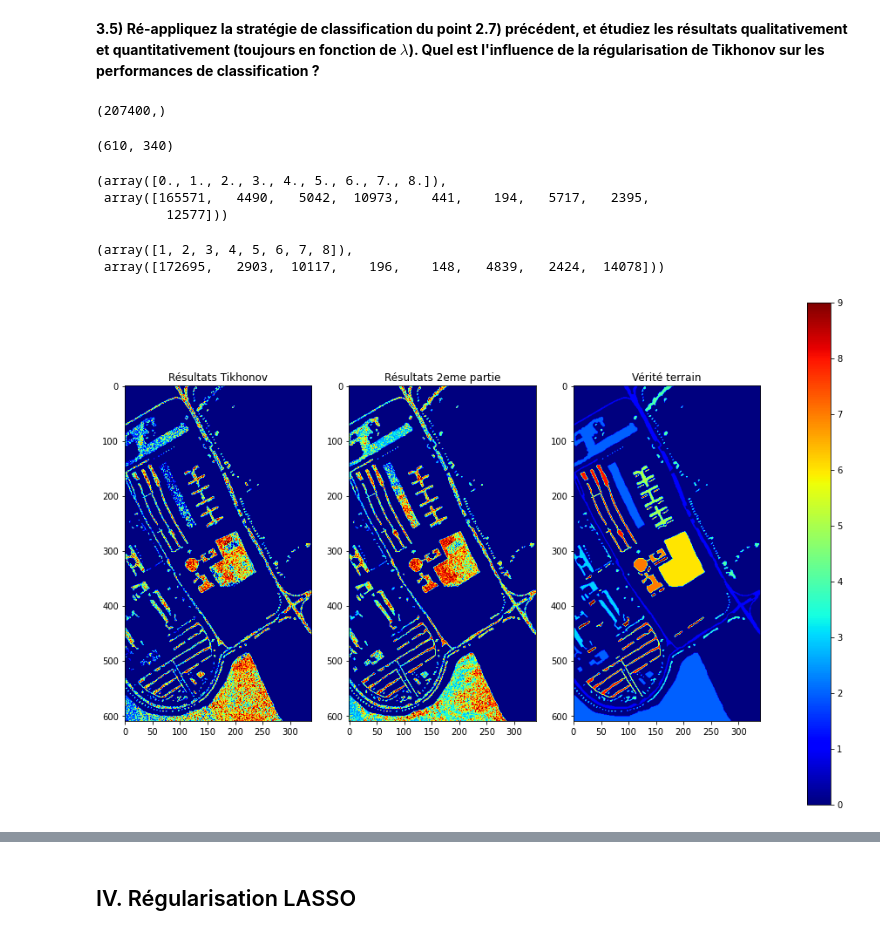
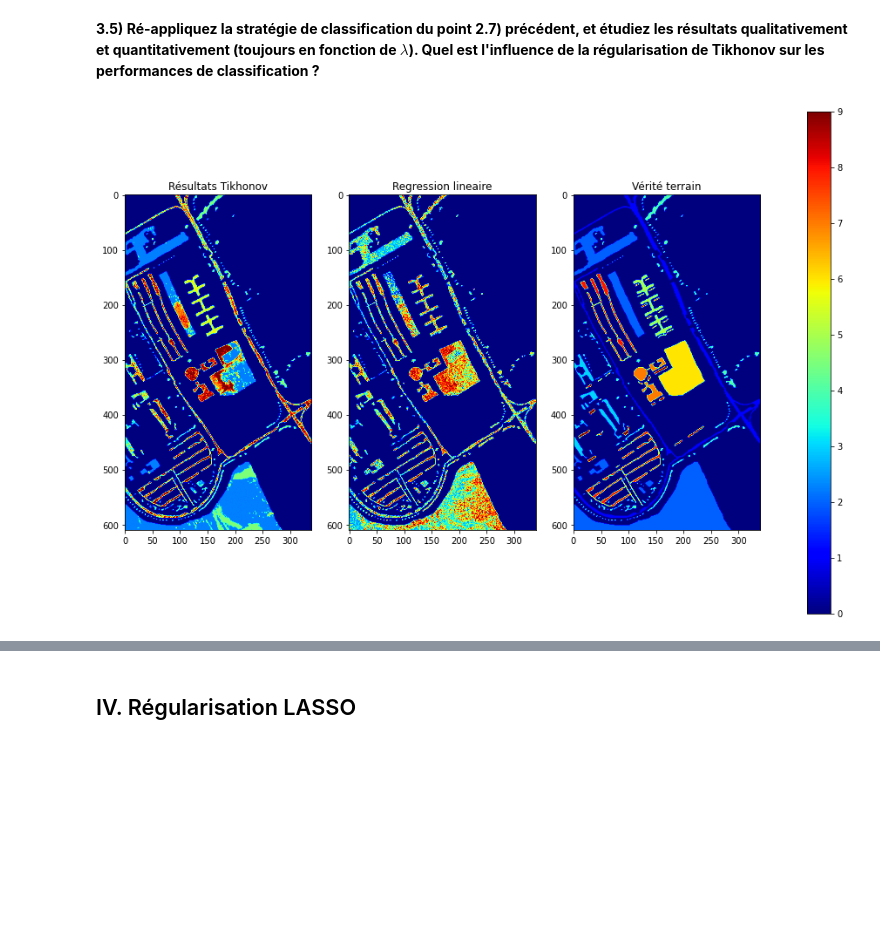
Before and after one commit to drguigui1/Unmixing-HSI, a Jupyter notebook: TP_demelange.ipynb, the cells around one changed output, grey strips where cells are left out. Saved outputs shown, nothing was run; the diff lists cells and outputs as text; code cells hidden in the pictures; blank space fills up the shorter version.

```diff
--- a/TP_demelange.ipynb
+++ b/TP_demelange.ipynb
@@ -610,46 +615,28 @@ plt.show()
 # %% [markdown]
 **3.5) Ré-appliquez la stratégie de classification du point 2.7) précédent, et étudiez les résultats qualitativement et quantitativement (toujours en fonction de $\lambda$). Quel est l'influence de la régularisation de Tikhonov sur les performances de classification ?**
 # %%
-# J'crois que c'est pas ce qu'il faut faire là
-
-classifier_tik = np.argmax(coefs.reshape(-1, 8), axis=1) + 1
-print(classifier_tik.shape)
-
-full_classifier_tik = classifier_tik.reshape((Nrow, Ncol))
-
-full_classifier_tik.shape
+classifier_tik = np.argmax(clf.coef_.reshape(-1, 8), axis=1) + 1
+full_classifier_tik = np.zeros((Nrow * Ncol,))
+full_classifier_tik[usefull_idx] = classifier_tik
+full_classifier_tik = full_classifier_tik.reshape((Nrow, Ncol,))
-# %% [output]
-(207400,)
-(610, 340)
-# %%
-np.unique(full_classifier, return_counts=True)
-# %% [output]
-(array([0., 1., 2., 3., 4., 5., 6., 7., 8.]),
- array([165571,   4490,   5042,  10973,    441,    194,   5717,   2395,
-         12577]))
-# %%
-np.unique(full_classifier_tik, return_counts=True)
-# %% [output]
-(array([1, 2, 3, 4, 5, 6, 7, 8]),
- array([172695,   2903,  10117,    196,    148,   4839,   2424,  14078]))
 # %%
 plt.figure(figsize=(15, 10))
 plt.subplot(1, 3, 1)
 plt.imshow(full_classifier_tik, cmap='jet')
 plt.title('Résultats Tikhonov')
 
 plt.subplot(1, 3, 2)
 plt.imshow(full_classifier, cmap='jet')
-plt.title('Résultats 2eme partie')
+plt.title('Regression lineaire')
 
 plt.subplot(1, 3, 3)
 plt.imshow(gt, cmap='jet')
 plt.title('Vérité terrain')
 
 plt.subplots_adjust(bottom=0.1, right=0.8, top=0.9)
 cax = plt.axes([0.85, 0.1, 0.025, 0.8])
 plt.colorbar(imgt, cax=cax)
 
 plt.show()
 # %% [output]
-[figure, old version]
+[figure, new version]
```
Also changed, not shown: parts of 23 cells of this notebook.
